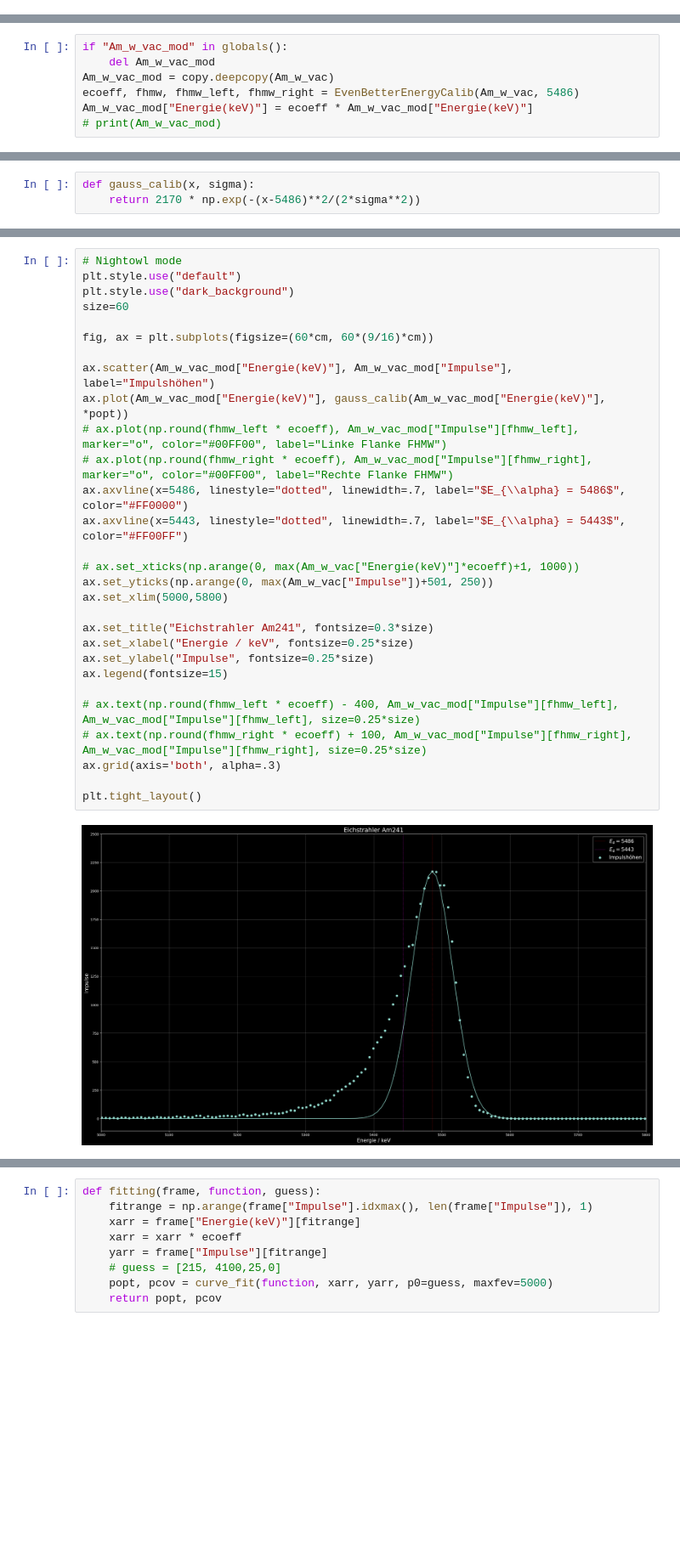
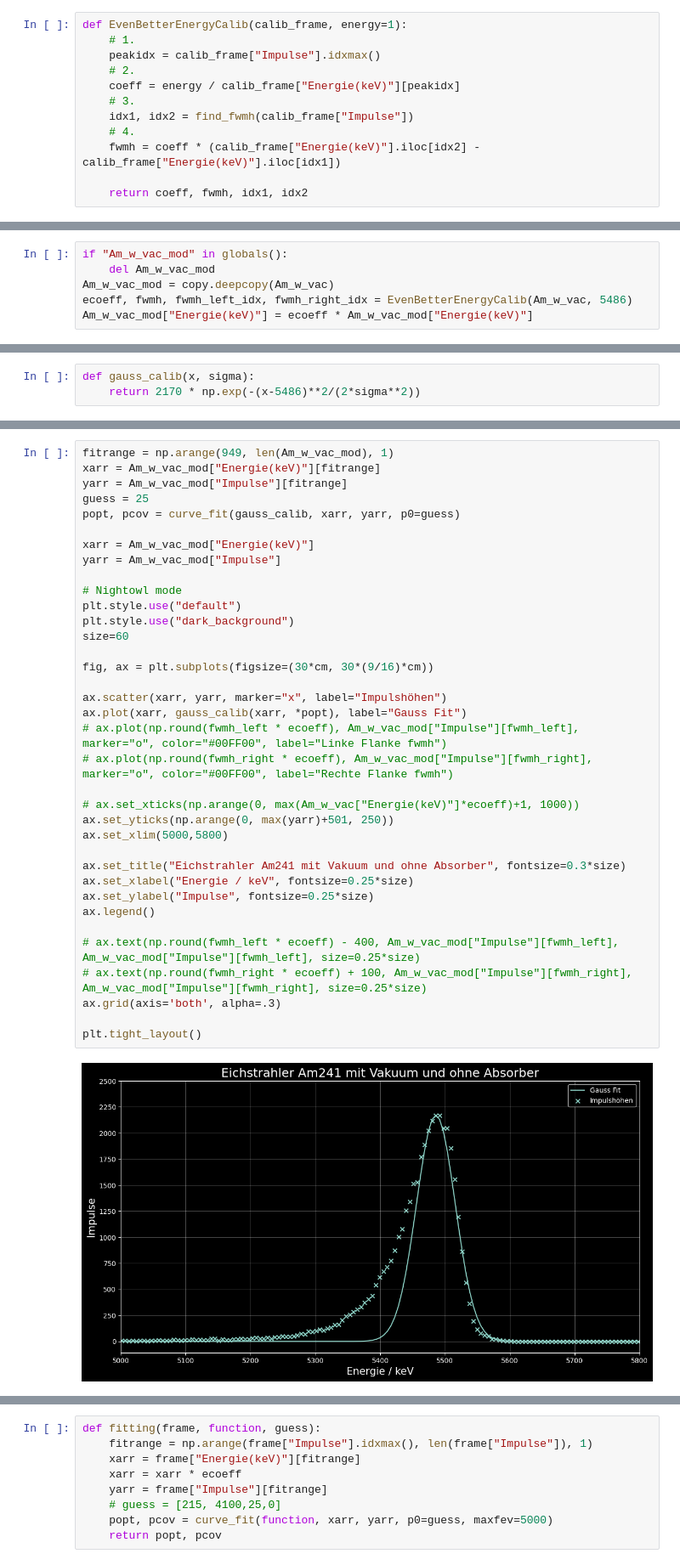
Before and after one commit to HateFindingNames/RadiationProtection_DetectorTechnology, a Jupyter notebook: V11/V11.ipynb, the cells around one changed output, grey strips where cells are left out. Shown at 85% size. Drawn from its saved outputs; the diff is of its cells as text; blank space fills up the shorter version.

Commit message:
Style changes for better overview

```diff
--- a/V11/V11.ipynb
+++ b/V11/V11.ipynb
@@ -184,0 +151,12 @@ print(Am_w_vac["Impulse"].iloc[949])
+# %%
+def EvenBetterEnergyCalib(calib_frame, energy=1):
+	# 1.
+	peakidx = calib_frame["Impulse"].idxmax()
+	# 2.
+	coeff = energy / calib_frame["Energie(keV)"][peakidx]
+	# 3.
+	idx1, idx2 = find_fwmh(calib_frame["Impulse"])
+	# 4.
+	fwmh = coeff * (calib_frame["Energie(keV)"].iloc[idx2] - calib_frame["Energie(keV)"].iloc[idx1])
+
+	return coeff, fwmh, idx1, idx2
@@ -188,6 +177,5 @@ Die Quelldaten sollen erstmal unverändert bleiben. Daher wird eine Kopie erstel
 if "Am_w_vac_mod" in globals():
     del Am_w_vac_mod
 Am_w_vac_mod = copy.deepcopy(Am_w_vac)
-ecoeff, fhmw, fhmw_left, fhmw_right = EvenBetterEnergyCalib(Am_w_vac, 5486)
+ecoeff, fwmh, fwmh_left_idx, fwmh_right_idx = EvenBetterEnergyCalib(Am_w_vac, 5486)
 Am_w_vac_mod["Energie(keV)"] = ecoeff * Am_w_vac_mod["Energie(keV)"]
-# print(Am_w_vac_mod)
@@ -250,33 +246,40 @@ print(*popt)
 # %% [output]
 29.976621040071436
 # %%
+fitrange = np.arange(949, len(Am_w_vac_mod), 1)
+xarr = Am_w_vac_mod["Energie(keV)"][fitrange]
+yarr = Am_w_vac_mod["Impulse"][fitrange]
+guess = 25
+popt, pcov = curve_fit(gauss_calib, xarr, yarr, p0=guess)
+
+xarr = Am_w_vac_mod["Energie(keV)"]
+yarr = Am_w_vac_mod["Impulse"]
+
 # Nightowl mode
 plt.style.use("default")
 plt.style.use("dark_background")
 size=60
 
-fig, ax = plt.subplots(figsize=(60*cm, 60*(9/16)*cm))
+fig, ax = plt.subplots(figsize=(30*cm, 30*(9/16)*cm))
 
-ax.scatter(Am_w_vac_mod["Energie(keV)"], Am_w_vac_mod["Impulse"], label="Impulshöhen")
-ax.plot(Am_w_vac_mod["Energie(keV)"], gauss_calib(Am_w_vac_mod["Energie(keV)"], *popt))
-# ax.plot(np.round(fhmw_left * ecoeff), Am_w_vac_mod["Impulse"][fhmw_left], marker="o", color="#00FF00", label="Linke Flanke FHMW")
-# ax.plot(np.round(fhmw_right * ecoeff), Am_w_vac_mod["Impulse"][fhmw_right], marker="o", color="#00FF00", label="Rechte Flanke FHMW")
-ax.axvline(x=5486, linestyle="dotted", linewidth=.7, label="$E_{\\alpha} = 5486$", color="#FF0000")
-ax.axvline(x=5443, linestyle="dotted", linewidth=.7, label="$E_{\\alpha} = 5443$", color="#FF00FF")
+ax.scatter(xarr, yarr, marker="x", label="Impulshöhen")
+ax.plot(xarr, gauss_calib(xarr, *popt), label="Gauss Fit")
+# ax.plot(np.round(fwmh_left * ecoeff), Am_w_vac_mod["Impulse"][fwmh_left], marker="o", color="#00FF00", label="Linke Flanke fwmh")
+# ax.plot(np.round(fwmh_right * ecoeff), Am_w_vac_mod["Impulse"][fwmh_right], marker="o", color="#00FF00", label="Rechte Flanke fwmh")
 
 # ax.set_xticks(np.arange(0, max(Am_w_vac["Energie(keV)"]*ecoeff)+1, 1000))
-ax.set_yticks(np.arange(0, max(Am_w_vac["Impulse"])+501, 250))
+ax.set_yticks(np.arange(0, max(yarr)+501, 250))
 ax.set_xlim(5000,5800)
 
-ax.set_title("Eichstrahler Am241", fontsize=0.3*size)
+ax.set_title("Eichstrahler Am241 mit Vakuum und ohne Absorber", fontsize=0.3*size)
 ax.set_xlabel("Energie / keV", fontsize=0.25*size)
 ax.set_ylabel("Impulse", fontsize=0.25*size)
-ax.legend(fontsize=15)
+ax.legend()
 
-# ax.text(np.round(fhmw_left * ecoeff) - 400, Am_w_vac_mod["Impulse"][fhmw_left], Am_w_vac_mod["Impulse"][fhmw_left], size=0.25*size)
-# ax.text(np.round(fhmw_right * ecoeff) + 100, Am_w_vac_mod["Impulse"][fhmw_right], Am_w_vac_mod["Impulse"][fhmw_right], size=0.25*size)
+# ax.text(np.round(fwmh_left * ecoeff) - 400, Am_w_vac_mod["Impulse"][fwmh_left], Am_w_vac_mod["Impulse"][fwmh_left], size=0.25*size)
+# ax.text(np.round(fwmh_right * ecoeff) + 100, Am_w_vac_mod["Impulse"][fwmh_right], Am_w_vac_mod["Impulse"][fwmh_right], size=0.25*size)
 ax.grid(axis='both', alpha=.3)
 
 plt.tight_layout()
 # %% [output]
-[figure, old version]
+[figure, new version]
```
Also changed, not shown: parts of 44 cells of this notebook.
